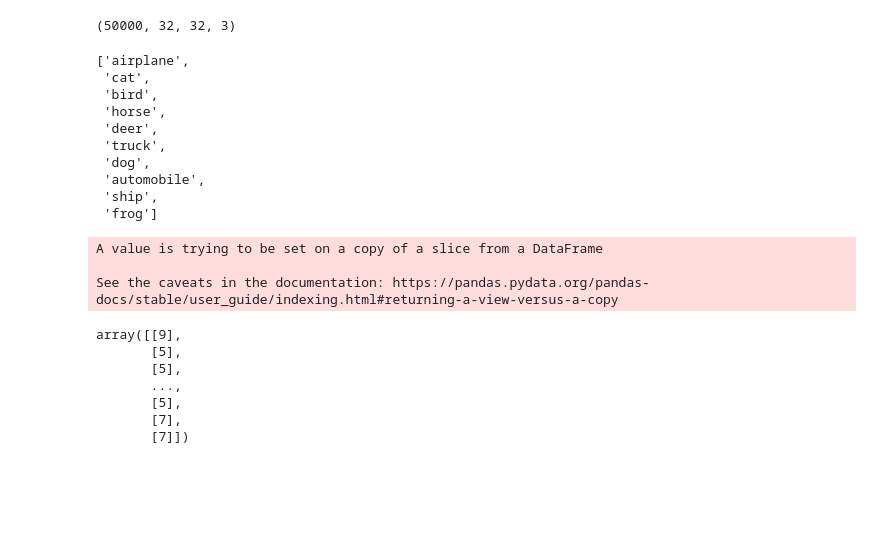
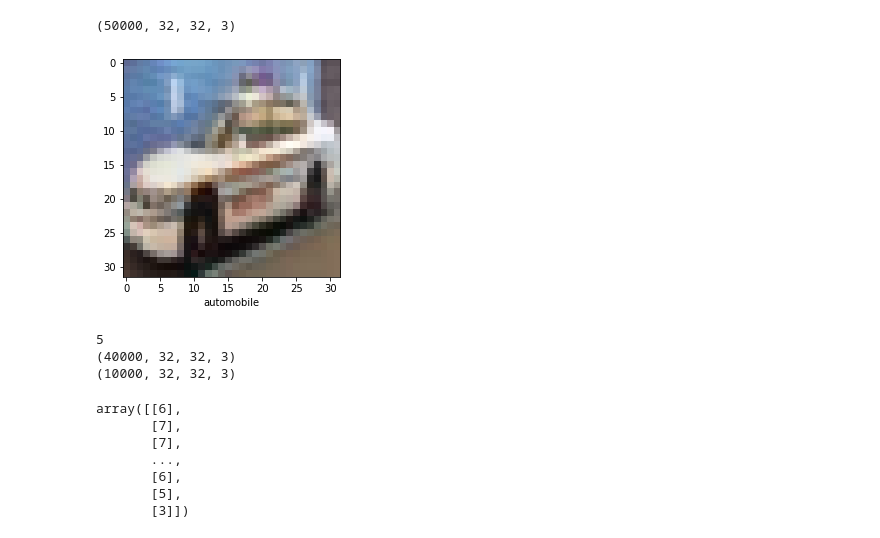
Before and after one commit to Matr1x01/ImageRecg, a Jupyter notebook: imageRecg.ipynb, the cells around one changed output. Saved outputs shown, nothing was run; the diff lists cells and outputs as text; code cells hidden in the pictures; blank space fills up the shorter version.

```diff
--- a/imageRecg.ipynb
+++ b/imageRecg.ipynb
@@ -14,6 +15,23 @@ path=r"G:\dataset\cifar-10"
 # %%
 lable=pd.read_csv(path+"\\"+"trainLabels.csv")
 keys=lable.keys()
+# %%
+categoris=['cat',
+ 'horse',
+ 'automobile',
+ 'ship',
+ 'deer',
+ 'bird',
+ 'frog',
+ 'truck',
+ 'airplane',
+ 'dog']
+# %%
+lableId=[]
+for i in range(len(lable)):
+    for j in range(10):
+        if lable[keys[1]][i]==categoris[j]:
+            lableId.append(j)
 # %%
 data=[]
 for i in lable['id']:
@@ -23,38 +41,37 @@ data=np.array(data)
 data.shape
 # %% [output]
 (50000, 32, 32, 3)
-# %%
-categoris=list(set(lable[keys[1]]))
-categoris
-# %% [output]
-['airplane',
- 'cat',
- 'bird',
- 'horse',
- 'deer',
- 'truck',
- 'dog',
- 'automobile',
- 'ship',
- 'frog']
-# %%
-for i in range(len(lable)):
-    for j in range(10):
-        if lable[keys[1]][i]==categoris[j]:
-            lable[keys[1]][i]=j
-# %% [output]
-A value is trying to be set on a copy of a slice from a DataFrame
-
-See the caveats in the documentation: https://pandas.pydata.org/pandas-docs/stable/user_guide/indexing.html#returning-a-view-versus-a-copy
+# %%
+def checkData(i):
+    plt.imshow(data[i])
+    plt.xlabel(categoris[lableId[i]])
+checkData(1410)
+# %% [output]
+[figure, added]
+# %%
+dataSplitSize=5
+splitedData=np.array_split(data,dataSplitSize)
+splitedLable=np.array_split(lableId,dataSplitSize)
+print(len(splitedData))
+trainData=np.concatenate(splitedData[0:-1])
+trainLabels=np.concatenate(splitedLable[0:-1])
+print(trainData.shape)
+testData=splitedData[-1]
+testLabels=splitedLable[-1]
+print(testData.shape)
+# %% [output]
+5
+(40000, 32, 32, 3)
+(10000, 32, 32, 3)
 # %%
-trainData=data/255
-trainLabels=np.array(lable[keys[1]],dtype=int)
+trainData=np.array(trainData)/255
+trainLabels=np.array(trainLabels,int)
 trainLabels.reshape(len(trainLabels),1)
 # %% [output]
-array([[9],
+array([[6],
+       [7],
+       [7],
+       ...,
+       [6],
        [5],
-       [5],
-       ...,
-       [5],
-       [7],
-       [7]])
+       [3]])
```
Also changed, not shown: parts of 8 cells of this notebook.
